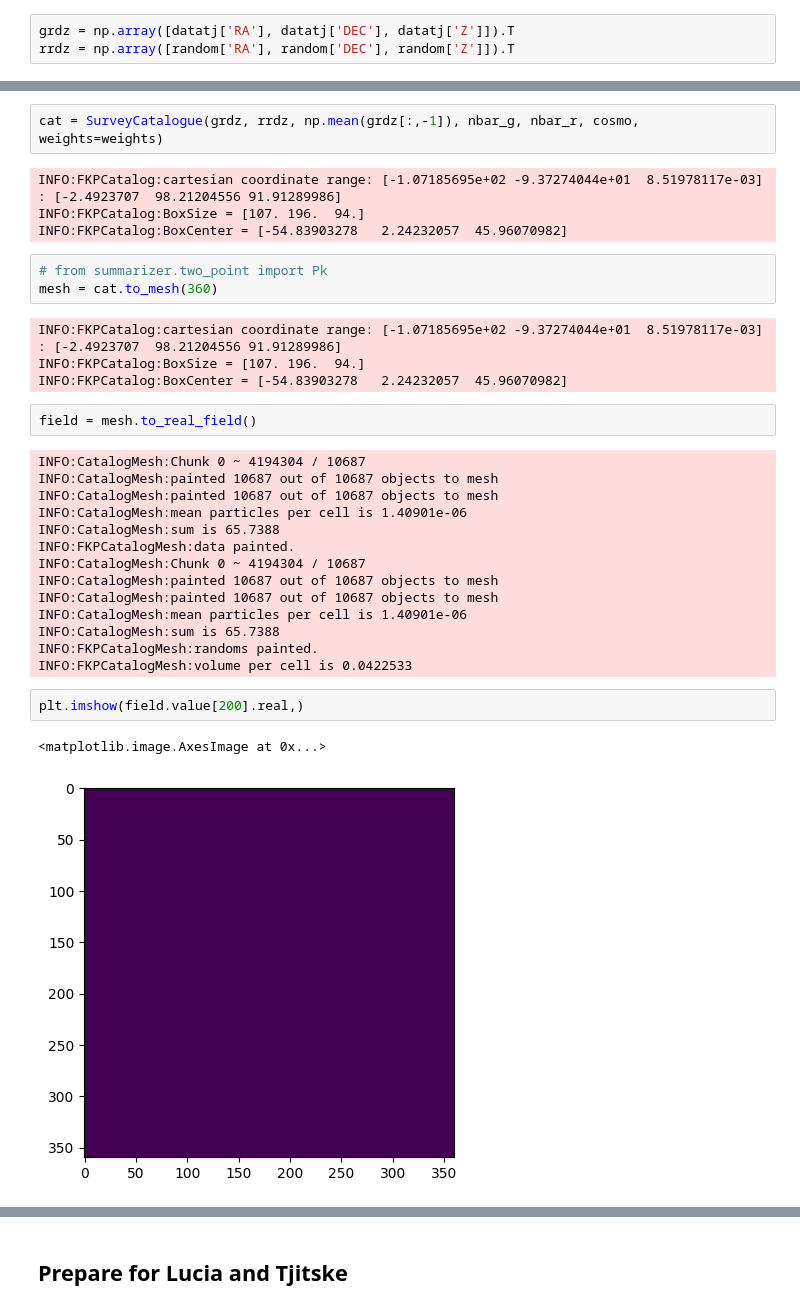
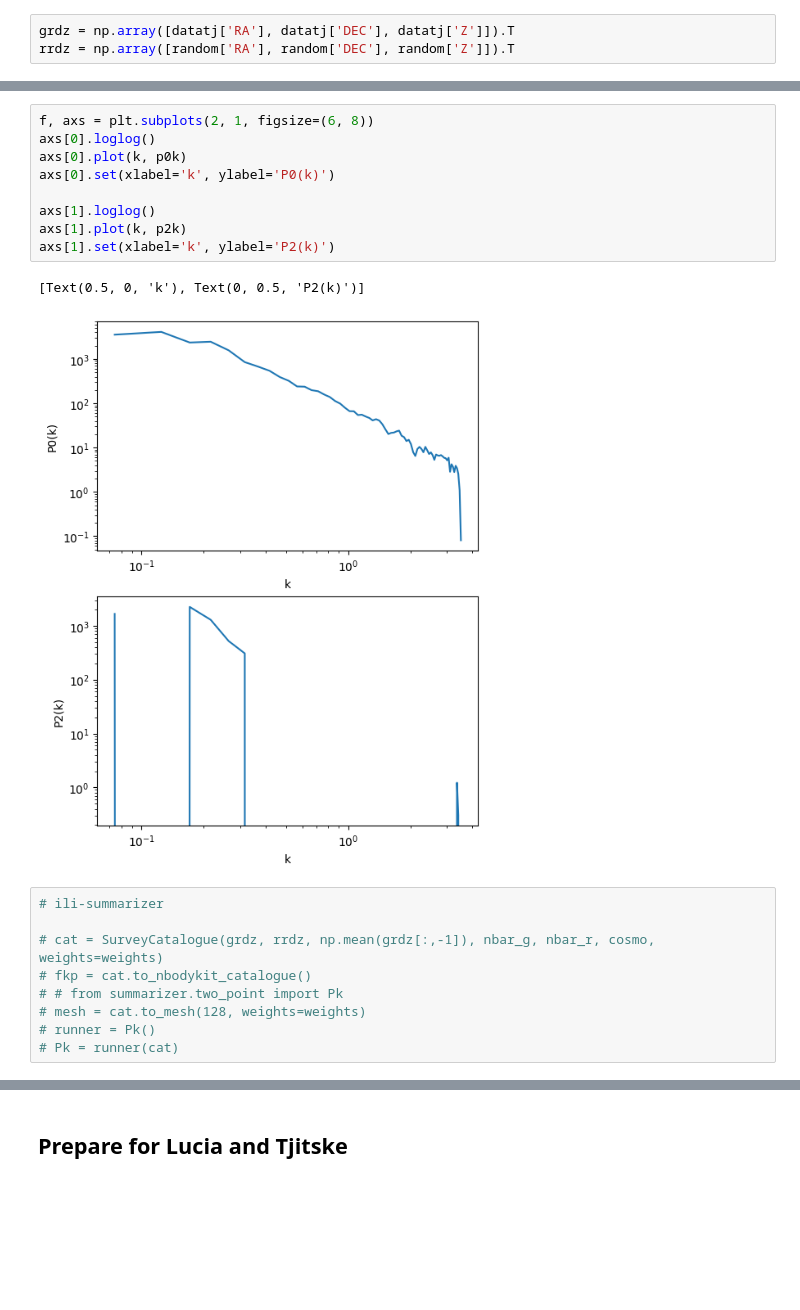
Before and after one commit to maho3/ltu-connect, a Jupyter notebook: sdss_mgs/explore_mgs.ipynb, the cells around one changed output, grey strips where cells are left out. Drawn from its saved outputs; the diff is of its cells as text; blank space fills up the shorter version.

```diff
--- a/sdss_mgs/explore_mgs.ipynb
+++ b/sdss_mgs/explore_mgs.ipynb
@@ -377,34 +431,21 @@ plt.plot(rrdz[:,0], rrdz[:,1], 'r,', alpha=1)
+# %%
+f, axs = plt.subplots(2, 1, figsize=(6, 8))
+axs[0].loglog()
+axs[0].plot(k, p0k)
+axs[0].set(xlabel='k', ylabel='P0(k)')
+
+axs[1].loglog()
+axs[1].plot(k, p2k)
+axs[1].set(xlabel='k', ylabel='P2(k)')
+# %% [output]
+[Text(0.5, 0, 'k'), Text(0, 0.5, 'P2(k)')]
+[figure, added]
 # %%
-cat = SurveyCatalogue(grdz, rrdz, np.mean(grdz[:,-1]), nbar_g, nbar_r, cosmo, weights=weights)
+# ili-summarizer
+
+# cat = SurveyCatalogue(grdz, rrdz, np.mean(grdz[:,-1]), nbar_g, nbar_r, cosmo, weights=weights)
+# fkp = cat.to_nbodykit_catalogue()
+# # from summarizer.two_point import Pk
+# mesh = cat.to_mesh(128, weights=weights)
+# runner = Pk()
+# Pk = runner(cat)
-# %% [output]
-INFO:FKPCatalog:cartesian coordinate range: [-1.07185695e+02 -9.37274044e+01  8.51978117e-03] : [-2.4923707  98.21204556 91.91289986]
-INFO:FKPCatalog:BoxSize = [107. 196.  94.]
-INFO:FKPCatalog:BoxCenter = [-54.83903278   2.24232057  45.96070982]
-# %%
-# from summarizer.two_point import Pk
-mesh = cat.to_mesh(360)
-# %% [output]
-INFO:FKPCatalog:cartesian coordinate range: [-1.07185695e+02 -9.37274044e+01  8.51978117e-03] : [-2.4923707  98.21204556 91.91289986]
-INFO:FKPCatalog:BoxSize = [107. 196.  94.]
-INFO:FKPCatalog:BoxCenter = [-54.83903278   2.24232057  45.96070982]
-# %%
-field = mesh.to_real_field()
-# %% [output]
-INFO:CatalogMesh:Chunk 0 ~ 4194304 / 10687
-INFO:CatalogMesh:painted 10687 out of 10687 objects to mesh
-INFO:CatalogMesh:painted 10687 out of 10687 objects to mesh
-INFO:CatalogMesh:mean particles per cell is 1.40901e-06
-INFO:CatalogMesh:sum is 65.7388
-INFO:FKPCatalogMesh:data painted.
-INFO:CatalogMesh:Chunk 0 ~ 4194304 / 10687
-INFO:CatalogMesh:painted 10687 out of 10687 objects to mesh
-INFO:CatalogMesh:painted 10687 out of 10687 objects to mesh
-INFO:CatalogMesh:mean particles per cell is 1.40901e-06
-INFO:CatalogMesh:sum is 65.7388
-INFO:FKPCatalogMesh:randoms painted.
-INFO:FKPCatalogMesh:volume per cell is 0.0422533
-# %%
-plt.imshow(field.value[200].real,)
-# %% [output]
-<matplotlib.image.AxesImage at 0x...>
-[figure, removed]
```
Also changed, not shown: parts of 21 cells of this notebook.
